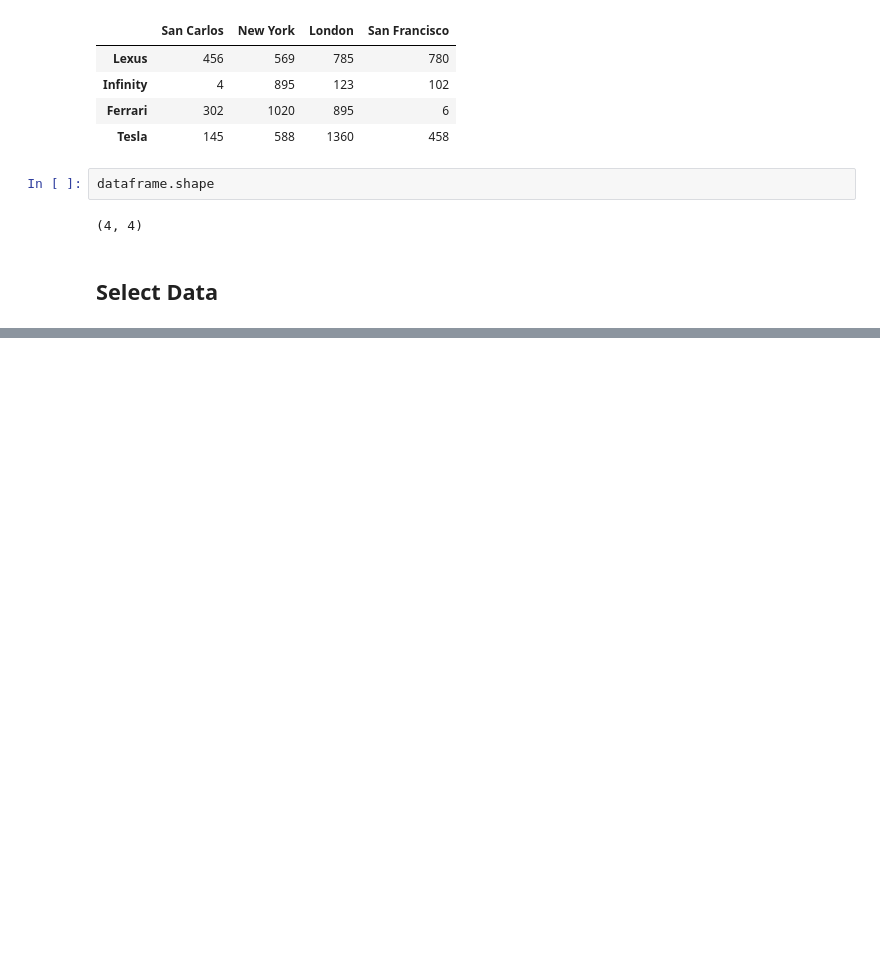
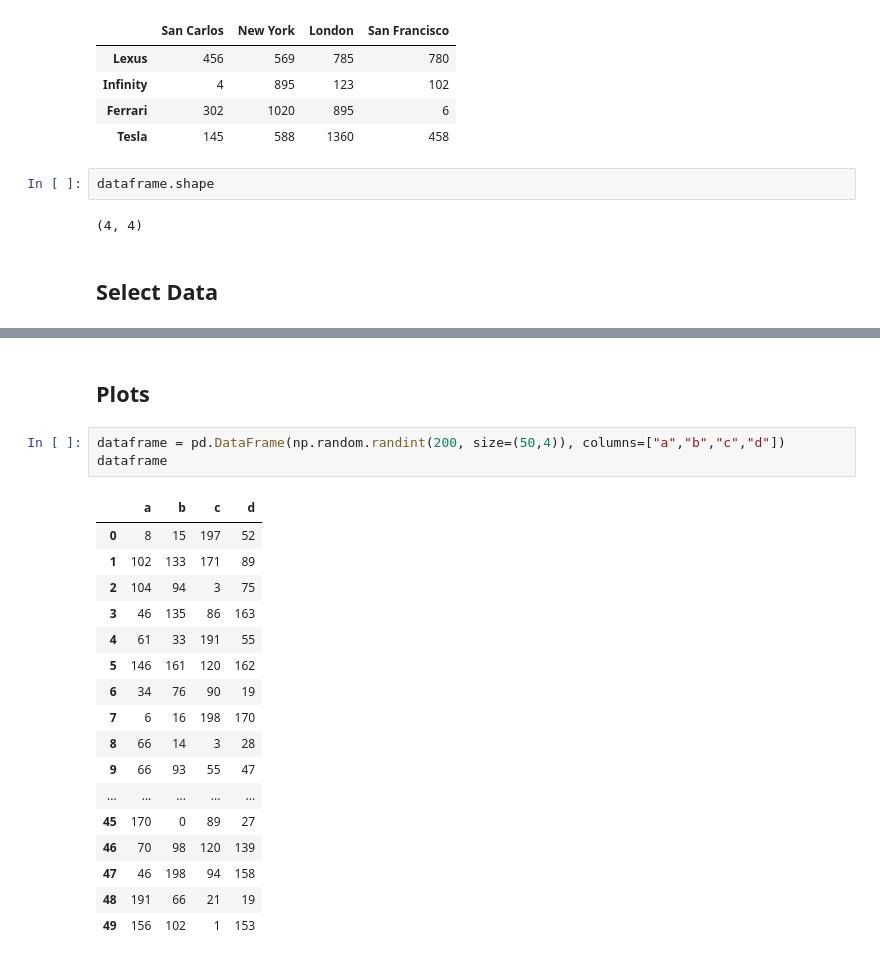
Before and after one commit to merianherrera/machine-learning-with-python, a Jupyter notebook: Pandas.ipynb, the cells around one changed output, grey strips where cells are left out. Cells and saved outputs as stored; diff of their text form; blank space fills up the shorter version.

```diff
--- a/Pandas.ipynb
+++ b/Pandas.ipynb
@@ -136,0 +538,23 @@ dataframe
+# %% [markdown]
+## **Plots**
+# %%
+dataframe = pd.DataFrame(np.random.randint(200, size=(50,4)), columns=["a","b","c","d"])
+dataframe
+# %% [output]
+|  | a | b | c | d |
+| 0 | 8 | 15 | 197 | 52 |
+| 1 | 102 | 133 | 171 | 89 |
+| 2 | 104 | 94 | 3 | 75 |
+| 3 | 46 | 135 | 86 | 163 |
+| 4 | 61 | 33 | 191 | 55 |
+| 5 | 146 | 161 | 120 | 162 |
+| 6 | 34 | 76 | 90 | 19 |
+| 7 | 6 | 16 | 198 | 170 |
+| 8 | 66 | 14 | 3 | 28 |
+| 9 | 66 | 93 | 55 | 47 |
+| ... | ... | ... | ... | ... |
+| 45 | 170 | 0 | 89 | 27 |
+| 46 | 70 | 98 | 120 | 139 |
+| 47 | 46 | 198 | 94 | 158 |
+| 48 | 191 | 66 | 21 | 19 |
+| 49 | 156 | 102 | 1 | 153 |
```
Also changed, not shown: parts of 61 cells of this notebook, 2 other files.
